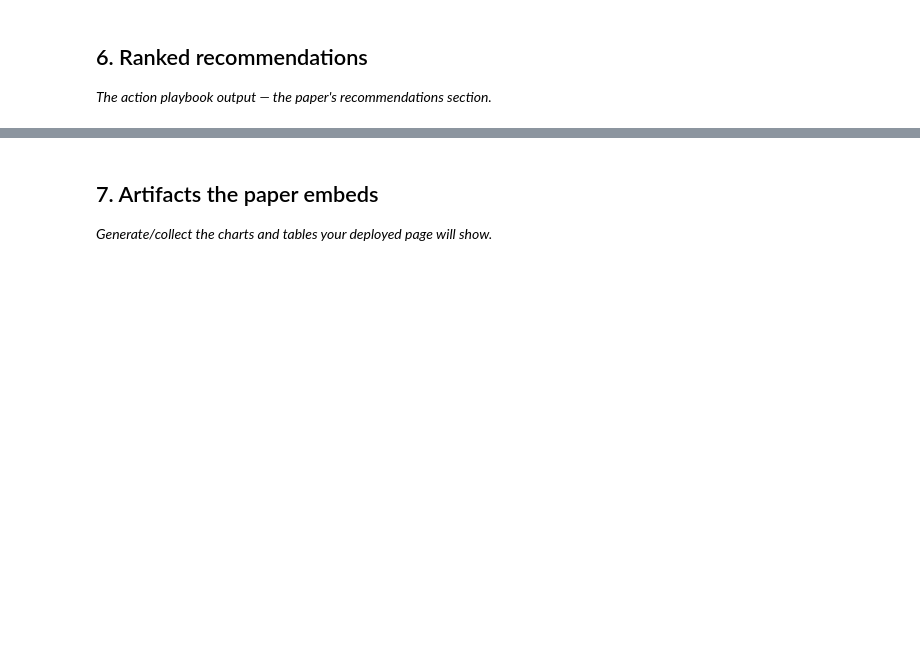
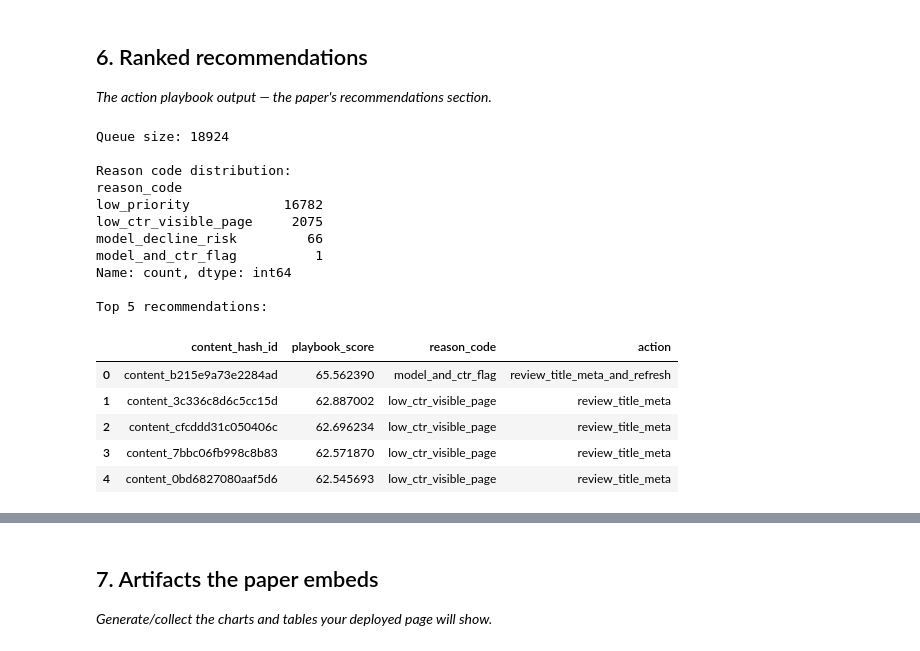
Before and after one commit to kaant7/flyrank-internship-ml, a Jupyter notebook: work/notebooks/capstone.ipynb, the cells around one changed output, grey strips where cells are left out. Drawn from its saved outputs; the diff is of its cells as text; code cells hidden in the pictures; blank space fills up the shorter version.

```diff
--- a/work/notebooks/capstone.ipynb
+++ b/work/notebooks/capstone.ipynb
@@ -247,3 +247,30 @@ playbook actually rely on.
 ## 6. Ranked recommendations
 
 *The action playbook output — the paper's recommendations section.*
+# %%
+import pandas as pd
+
+queue = pd.read_csv("../outputs/action_playbook_queue.csv")
+print("Queue size:", len(queue))
+print("\nReason code distribution:")
+print(queue["reason_code"].value_counts())
+print("\nTop 5 recommendations:")
+queue[["content_hash_id", "playbook_score", "reason_code", "action"]].head(5)
+# %% [output]
+Queue size: 18924
+
+Reason code distribution:
+reason_code
+low_priority            16782
+low_ctr_visible_page     2075
+model_decline_risk         66
+model_and_ctr_flag          1
+Name: count, dtype: int64
+
+Top 5 recommendations:
+|  | content_hash_id | playbook_score | reason_code | action |
+| 0 | content_b215e9a73e2284ad | 65.562390 | model_and_ctr_flag | review_title_meta_and_refresh |
+| 1 | content_3c336c8d6c5cc15d | 62.887002 | low_ctr_visible_page | review_title_meta |
+| 2 | content_cfcddd31c050406c | 62.696234 | low_ctr_visible_page | review_title_meta |
+| 3 | content_7bbc06fb998c8b83 | 62.571870 | low_ctr_visible_page | review_title_meta |
+| 4 | content_0bd6827080aaf5d6 | 62.545693 | low_ctr_visible_page | review_title_meta |
```
Also changed, not shown: parts of 1 cell of this notebook.
